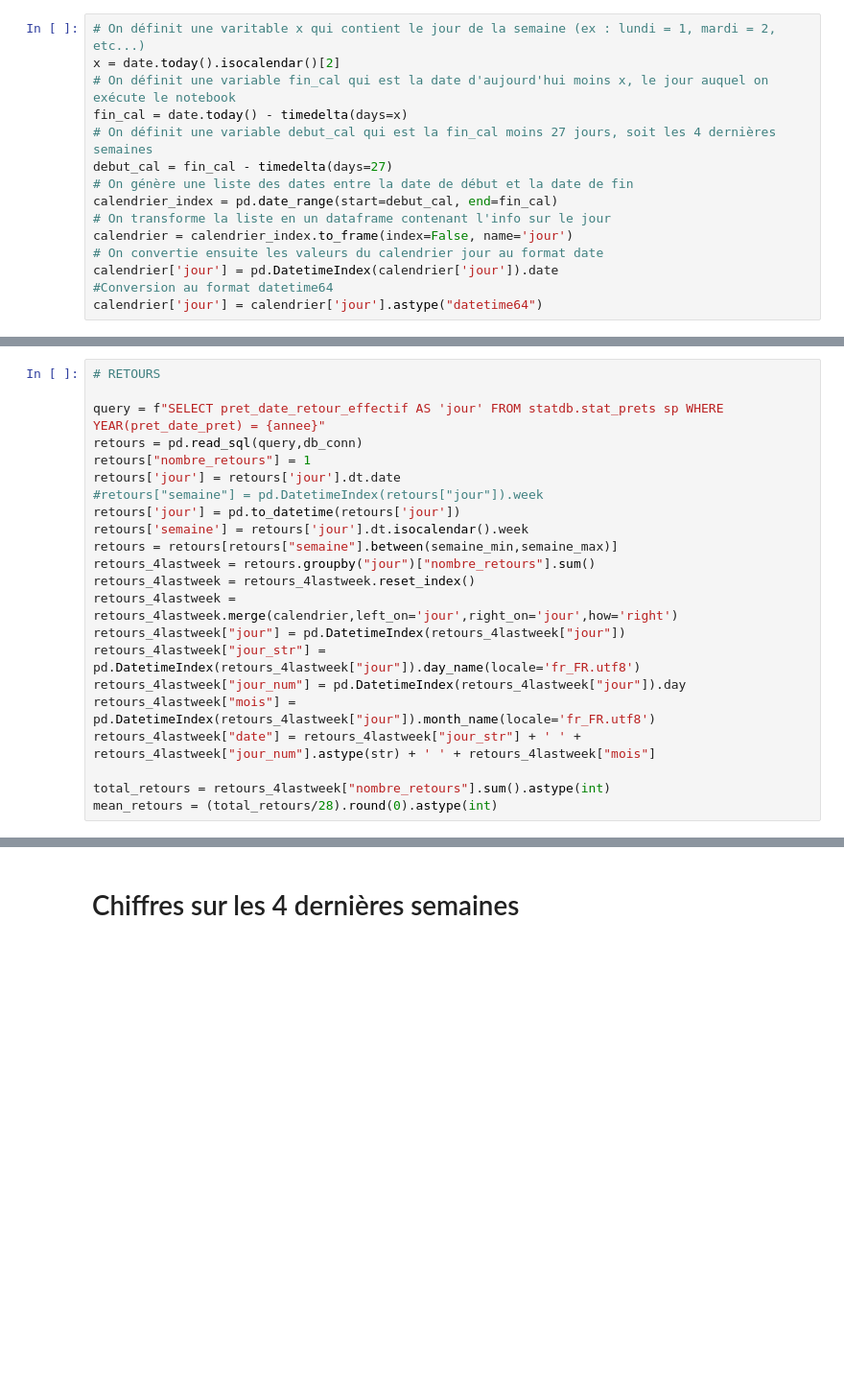
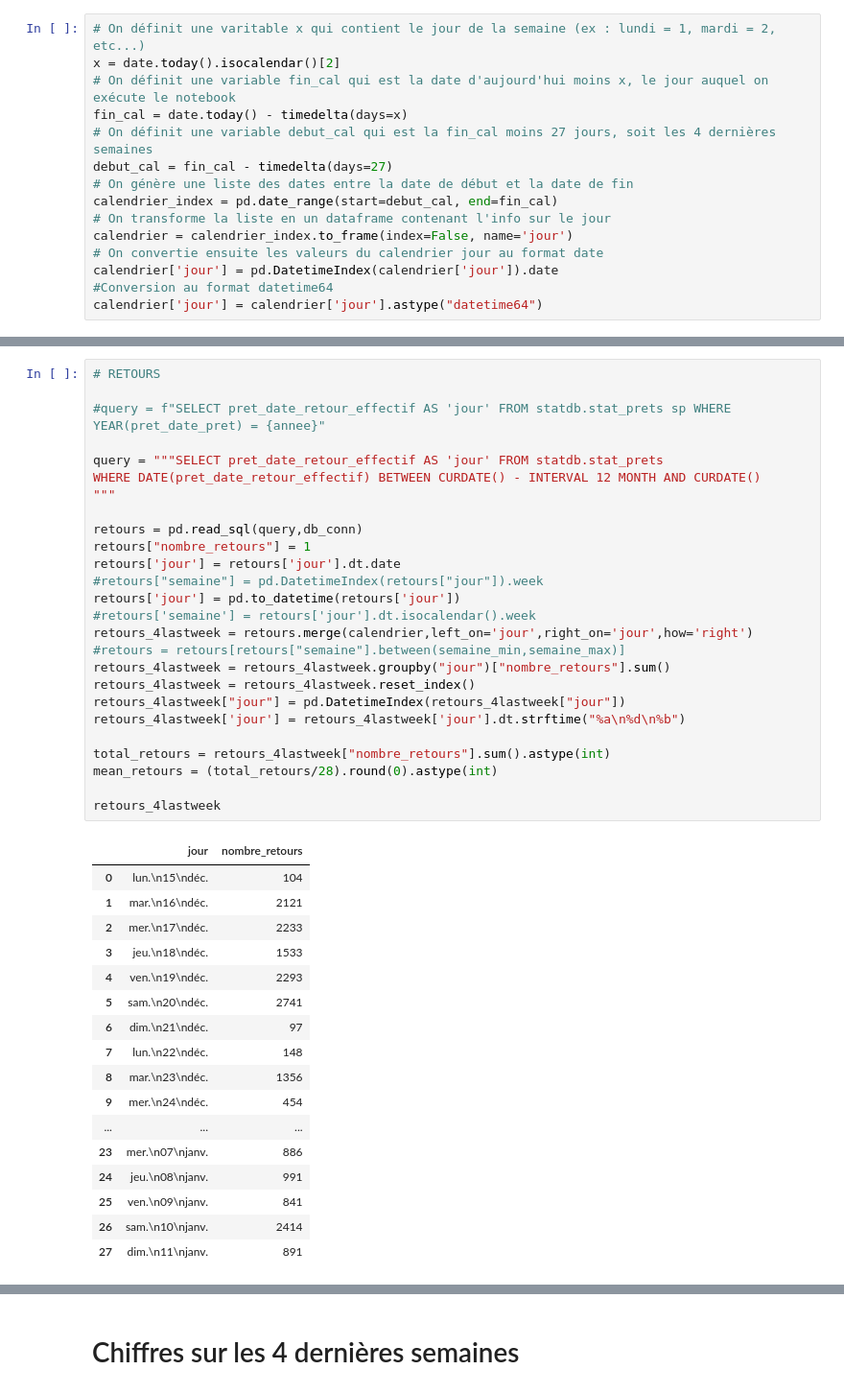
Before and after one commit to medrbx/kibini2, a Jupyter notebook: kibini/notebook_kibini2_lgp_activite30j.ipynb, the cells around one changed output, grey strips where cells are left out. Shown at 96% size. Drawn from its saved outputs; the diff is of its cells as text; blank space fills up the shorter version.

```diff
--- a/kibini/notebook_kibini2_lgp_activite30j.ipynb
+++ b/kibini/notebook_kibini2_lgp_activite30j.ipynb
@@ -186,25 +200,47 @@ distinct_prets = distinct_prets.groupby("nombre_prets")["borrowernumber"].nuniqu
 # %%
 # RETOURS
 
-query = f"SELECT pret_date_retour_effectif AS 'jour' FROM statdb.stat_prets sp WHERE YEAR(pret_date_pret) = {annee}"
+#query = f"SELECT pret_date_retour_effectif AS 'jour' FROM statdb.stat_prets sp WHERE YEAR(pret_date_pret) = {annee}"
+
+query = """SELECT pret_date_retour_effectif AS 'jour' FROM statdb.stat_prets
+WHERE DATE(pret_date_retour_effectif) BETWEEN CURDATE() - INTERVAL 12 MONTH AND CURDATE()
+"""
+
 retours = pd.read_sql(query,db_conn)
 retours["nombre_retours"] = 1
 retours['jour'] = retours['jour'].dt.date
 #retours["semaine"] = pd.DatetimeIndex(retours["jour"]).week
 retours['jour'] = pd.to_datetime(retours['jour'])
-retours['semaine'] = retours['jour'].dt.isocalendar().week
-retours = retours[retours["semaine"].between(semaine_min,semaine_max)]
-retours_4lastweek = retours.groupby("jour")["nombre_retours"].sum()
+#retours['semaine'] = retours['jour'].dt.isocalendar().week
+retours_4lastweek = retours.merge(calendrier,left_on='jour',right_on='jour',how='right')
+#retours = retours[retours["semaine"].between(semaine_min,semaine_max)]
+retours_4lastweek = retours_4lastweek.groupby("jour")["nombre_retours"].sum()
 retours_4lastweek = retours_4lastweek.reset_index()
-retours_4lastweek = retours_4lastweek.merge(calendrier,left_on='jour',right_on='jour',how='right')
 retours_4lastweek["jour"] = pd.DatetimeIndex(retours_4lastweek["jour"])
-retours_4lastweek["jour_str"] = pd.DatetimeIndex(retours_4lastweek["jour"]).day_name(locale='fr_FR.utf8')
-retours_4lastweek["jour_num"] = pd.DatetimeIndex(retours_4lastweek["jour"]).day
-retours_4lastweek["mois"] = pd.DatetimeIndex(retours_4lastweek["jour"]).month_name(locale='fr_FR.utf8')
-retours_4lastweek["date"] = retours_4lastweek["jour_str"] + ' ' + retours_4lastweek["jour_num"].astype(str) + ' ' + retours_4lastweek["mois"]
+retours_4lastweek['jour'] = retours_4lastweek['jour'].dt.strftime("%a\n%d\n%b")
 
 total_retours = retours_4lastweek["nombre_retours"].sum().astype(int)
 mean_retours = (total_retours/28).round(0).astype(int)
+
+retours_4lastweek
+# %% [output]
+|  | jour | nombre_retours |
+| 0 | lun.\n15\ndéc. | 104 |
+| 1 | mar.\n16\ndéc. | 2121 |
+| 2 | mer.\n17\ndéc. | 2233 |
+| 3 | jeu.\n18\ndéc. | 1533 |
+| 4 | ven.\n19\ndéc. | 2293 |
+| 5 | sam.\n20\ndéc. | 2741 |
+| 6 | dim.\n21\ndéc. | 97 |
+| 7 | lun.\n22\ndéc. | 148 |
+| 8 | mar.\n23\ndéc. | 1356 |
+| 9 | mer.\n24\ndéc. | 454 |
+| ... | ... | ... |
+| 23 | mer.\n07\njanv. | 886 |
+| 24 | jeu.\n08\njanv. | 991 |
+| 25 | ven.\n09\njanv. | 841 |
+| 26 | sam.\n10\njanv. | 2414 |
+| 27 | dim.\n11\njanv. | 891 |
 # %%
 # RESAS
 
```
Also changed, not shown: parts of 15 cells of this notebook, 3 other files.
